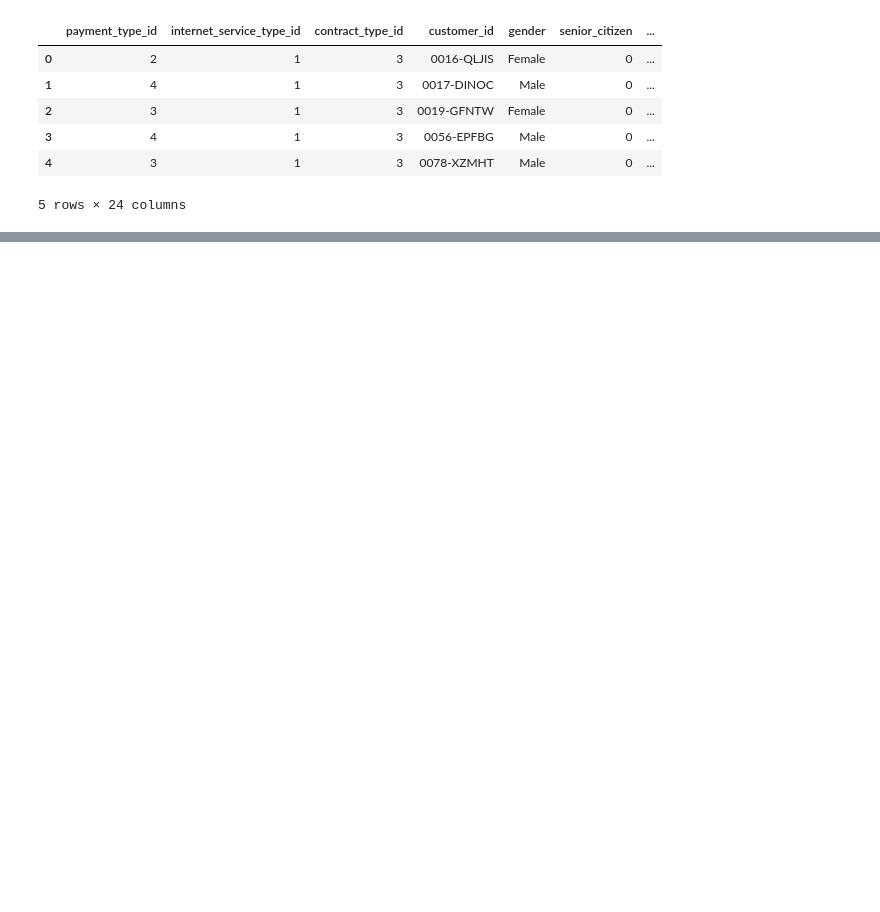
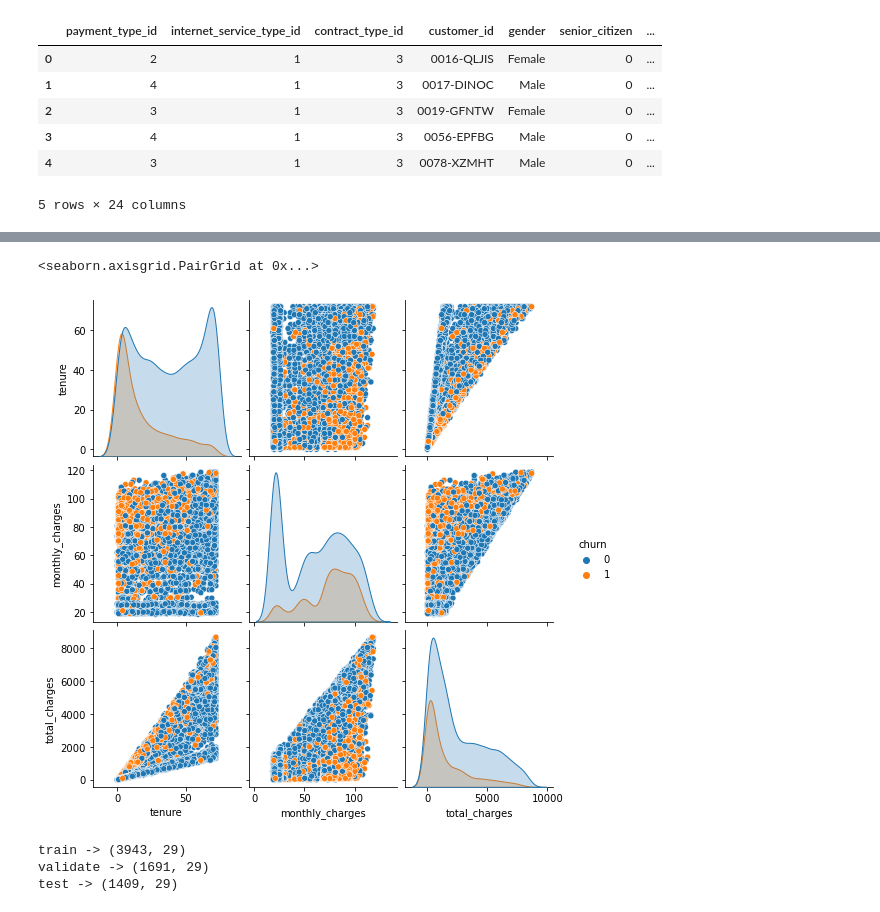
Before and after one commit to jeffakins/telco_project, a Jupyter notebook: telco_churn_data.ipynb, the cells around one changed output, grey strips where cells are left out. Cells and saved outputs as stored; diff of their text form; code cells hidden in the pictures; blank space fills up the shorter version.

```diff
--- a/telco_churn_data.ipynb
+++ b/telco_churn_data.ipynb
@@ -177,0 +240,3 @@ columns_to_drop = [payment_type_id, ]
+# %%
+dummy_df = pd.get_dummies(telco_df[['gender', 'contract','internet', 'payment_type']])
+dummy_df.head()
@@ -177,0 +250,3 @@ columns_to_drop = [payment_type_id, ]
+# %%
+telco_df = pd.concat([telco_df, dummy_df], axis=1)
+telco_df.head(3)
@@ -177,0 +259,5 @@ columns_to_drop = [payment_type_id, ]
+# %%
+# Making a list of colums to drop
+columns_to_drop = ['payment_type_id', 'internet_service_type_id', 'contract_type_id', 'gender', 'contract', 'internet', 'payment_type']
+telco_df = telco_df.drop(columns=columns_to_drop)
+telco_df.head(3)
@@ -177,0 +290,16 @@ columns_to_drop = [payment_type_id, ]
+# %%
+# More renaming
+columns_to_rename = {'gender_Female': 'female',
+                   'gender_Male': 'male',
+                    'contract_Month-to-month': 'monthly_contract',
+                    'contract_One year': 'one_yr_contract',
+                    'contract_Two year': 'two_yr_contract',
+                    'internet_DSL': 'dsl',
+                    'internet_Fiber optic': 'fiber',
+                    'internet_None': 'no_internet',
+                    'payment_type_Bank transfer (automatic)': 'bank_transfer',
+                    'payment_type_Credit card (automatic)': 'credit_card',
+                    'payment_type_Electronic check': 'electronic_check',
+                    'payment_type_Mailed check': 'mailed_check'}
+telco_df = telco_df.rename(columns=columns_to_rename)
+telco_df.head()
@@ -177,0 +346,15 @@ columns_to_drop = [payment_type_id, ]
+# %%
+sns.pairplot(telco_df[['tenure', 'monthly_charges', 'total_charges', 'churn']], hue='churn')
+# %% [output]
+<seaborn.axisgrid.PairGrid at 0x...>
+[figure, added]
+# %%
+train, test = train_test_split(telco_df, test_size=.2, random_state=123, stratify=telco_df.churn)
+train, validate = train_test_split(train, test_size=.3, random_state=123, stratify=train.churn)
+print(f'train -> {train.shape}')
+print(f'validate -> {validate.shape}')
+print(f'test -> {test.shape}')
+# %% [output]
+train -> (3943, 29)
+validate -> (1691, 29)
+test -> (1409, 29)
```
Also changed, not shown: parts of 19 cells of this notebook, 1 other file.
